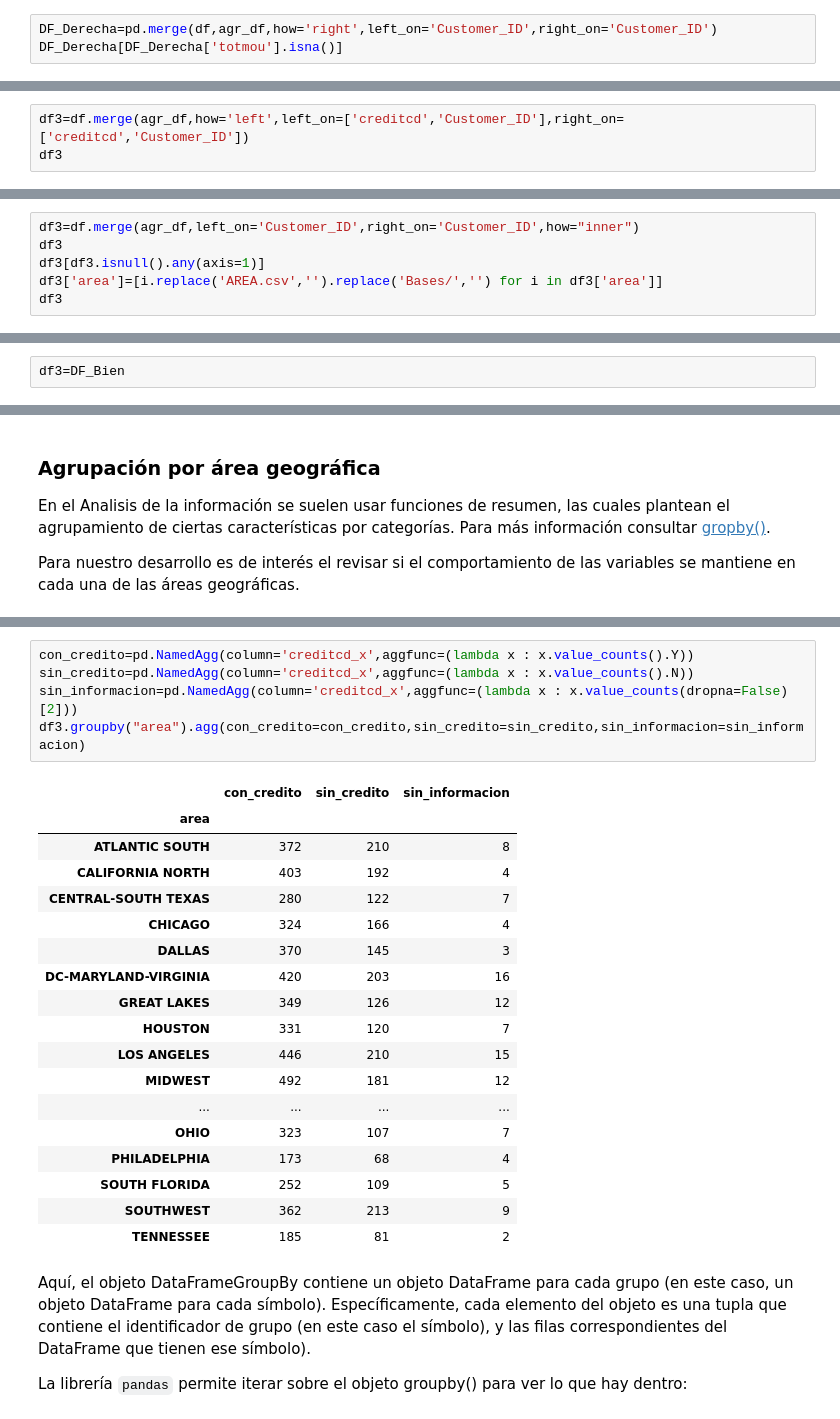
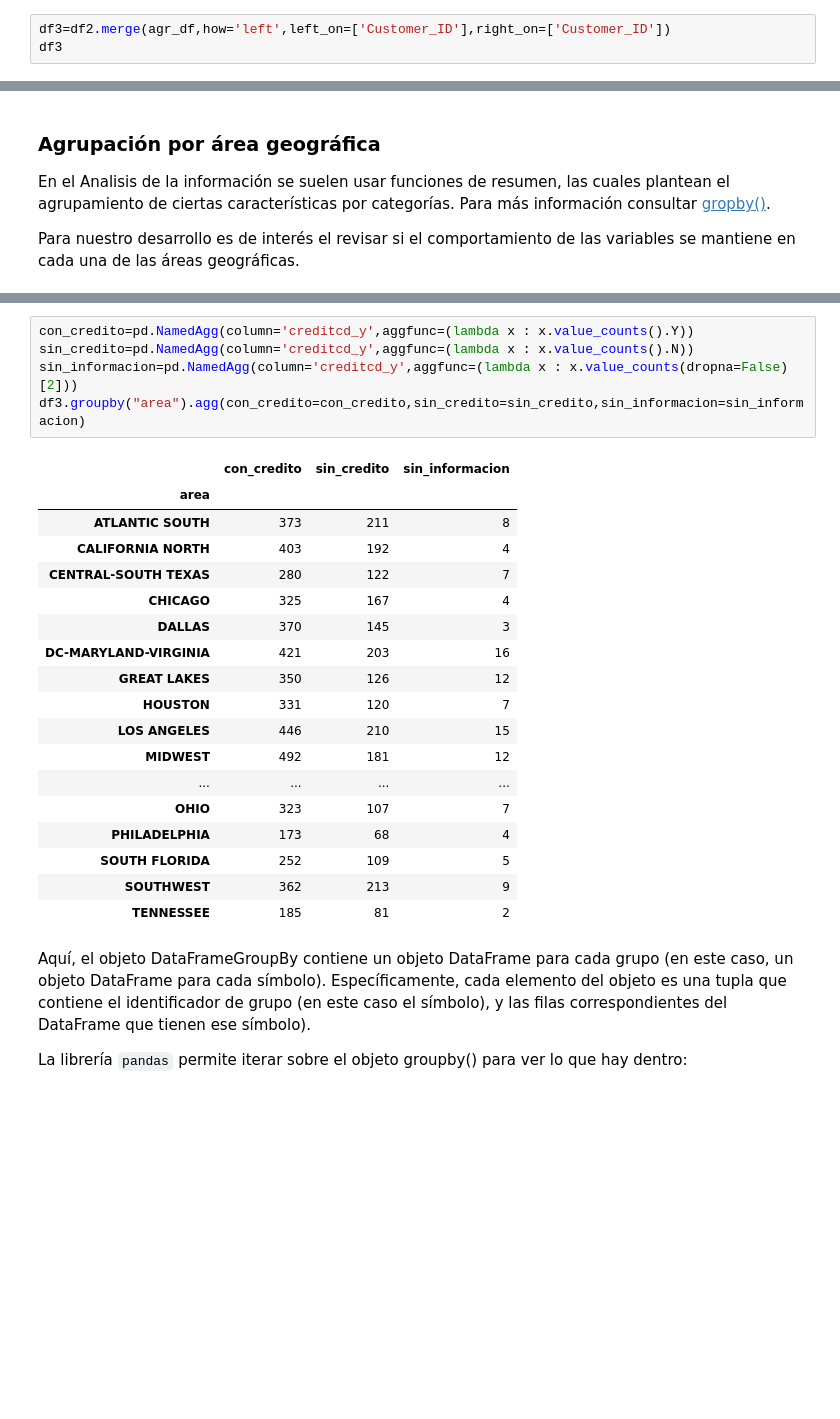
Before and after one commit to jnavarr54248/ml_ean_2024_1, a Jupyter notebook: Cuaderno/Relación entre minutos usados e ingreso de clientes - Introducción a Pandas.ipynb, the cells around one changed output, grey strips where cells are left out. Cells and saved outputs as stored; diff of their text form; blank space fills up the shorter version.

```diff
--- a/Cuaderno/Relación entre minutos usados e ingreso de clientes - Introducción a Pandas.ipynb
+++ b/Cuaderno/Relación entre minutos usados e ingreso de clientes - Introducción a Pandas.ipynb
@@ -1295,5 +1544,5 @@ See the caveats in the documentation: https://pandas.pydata.org/pandas-docs/stab
 # %%
-DF_Derecha=pd.merge(df,agr_df,how='right',left_on='Customer_ID',right_on='Customer_ID')
-DF_Derecha[DF_Derecha['totmou'].isna()]
+df3=df2.merge(agr_df,how='left',left_on=['Customer_ID'],right_on=['Customer_ID'])
+df3
 # %% [output]
 |  | Customer_ID | totmou | totrev | creditcd_x | eqpdays | custcare_Mean | new_cell | area | creditcd_y |
@@ -1361,3 +1560,0 @@ DF_Bien
-# %%
-df3=df.merge(agr_df,how='left',left_on=['creditcd','Customer_ID'],right_on=['creditcd','Customer_ID'])
-df3
@@ -1378,6 +1560,0 @@ df3
-# %%
-df3=df.merge(agr_df,left_on='Customer_ID',right_on='Customer_ID',how="inner")
-df3
-df3[df3.isnull().any(axis=1)]
-df3['area']=[i.replace('AREA.csv','').replace('Bases/','') for i in df3['area']]
-df3
@@ -1453,5 +1626,3 @@ memory usage: 780.2+ KB
-# %%
-df3=DF_Bien
 # %%
 new_england=df3[df3["area"]=="NEW ENGLAND AREA"]
 new_england
@@ -1519,18 +1710,18 @@ Agrupacion
 # %%
-con_credito=pd.NamedAgg(column='creditcd_x',aggfunc=(lambda x : x.value_counts().Y))
-sin_credito=pd.NamedAgg(column='creditcd_x',aggfunc=(lambda x : x.value_counts().N))
-sin_informacion=pd.NamedAgg(column='creditcd_x',aggfunc=(lambda x : x.value_counts(dropna=False)[2]))
+con_credito=pd.NamedAgg(column='creditcd_y',aggfunc=(lambda x : x.value_counts().Y))
+sin_credito=pd.NamedAgg(column='creditcd_y',aggfunc=(lambda x : x.value_counts().N))
+sin_informacion=pd.NamedAgg(column='creditcd_y',aggfunc=(lambda x : x.value_counts(dropna=False)[2]))
 df3.groupby("area").agg(con_credito=con_credito,sin_credito=sin_credito,sin_informacion=sin_informacion)
 # %% [output]
 |  | con_credito | sin_credito | sin_informacion |
 | area |  |  |  |
-| ATLANTIC SOUTH | 372 | 210 | 8 |
+| ATLANTIC SOUTH | 373 | 211 | 8 |
 | CALIFORNIA NORTH | 403 | 192 | 4 |
 | CENTRAL-SOUTH TEXAS | 280 | 122 | 7 |
-| CHICAGO | 324 | 166 | 4 |
+| CHICAGO | 325 | 167 | 4 |
 | DALLAS | 370 | 145 | 3 |
-| DC-MARYLAND-VIRGINIA | 420 | 203 | 16 |
-| GREAT LAKES | 349 | 126 | 12 |
+| DC-MARYLAND-VIRGINIA | 421 | 203 | 16 |
+| GREAT LAKES | 350 | 126 | 12 |
 | HOUSTON | 331 | 120 | 7 |
 | LOS ANGELES | 446 | 210 | 15 |
 | MIDWEST | 492 | 181 | 12 |
```
Also changed, not shown: parts of 92 cells of this notebook, 1 other file.
